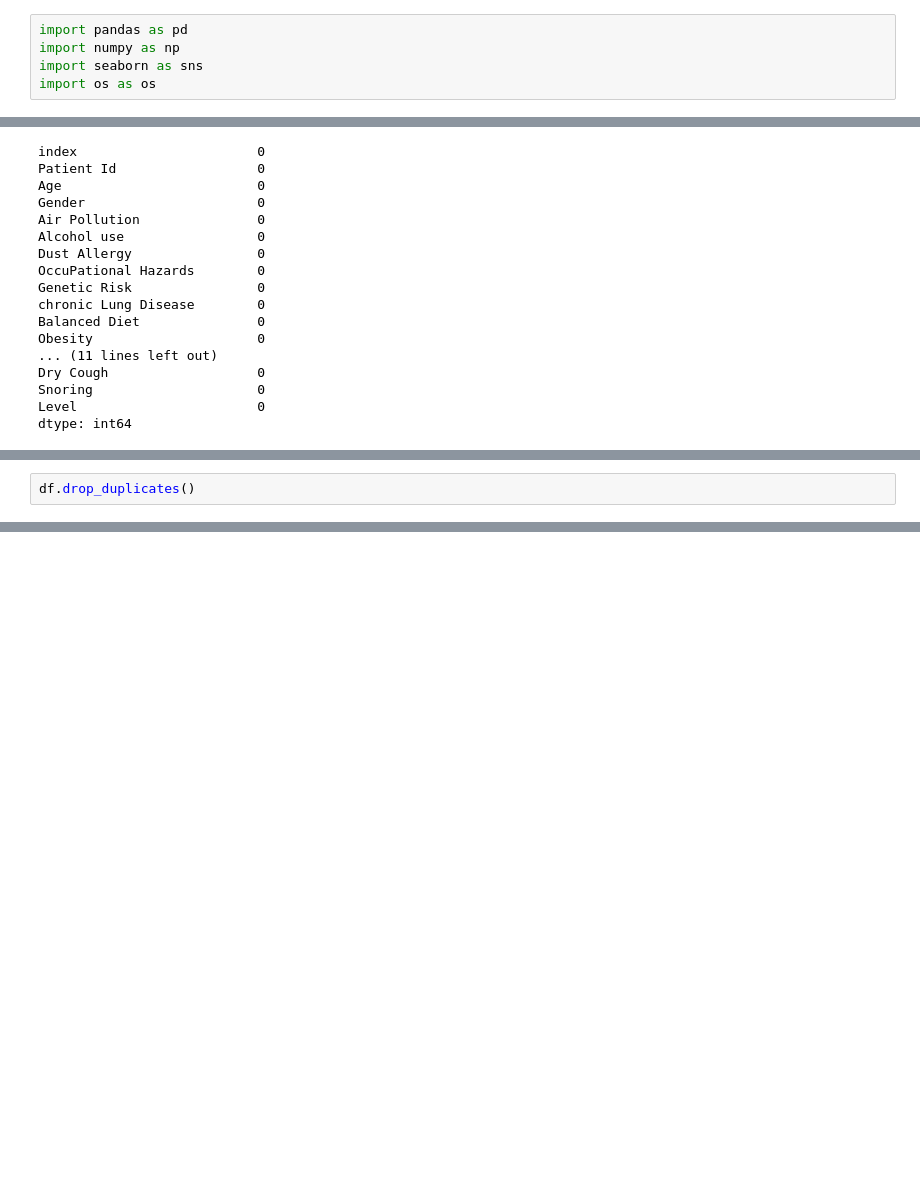
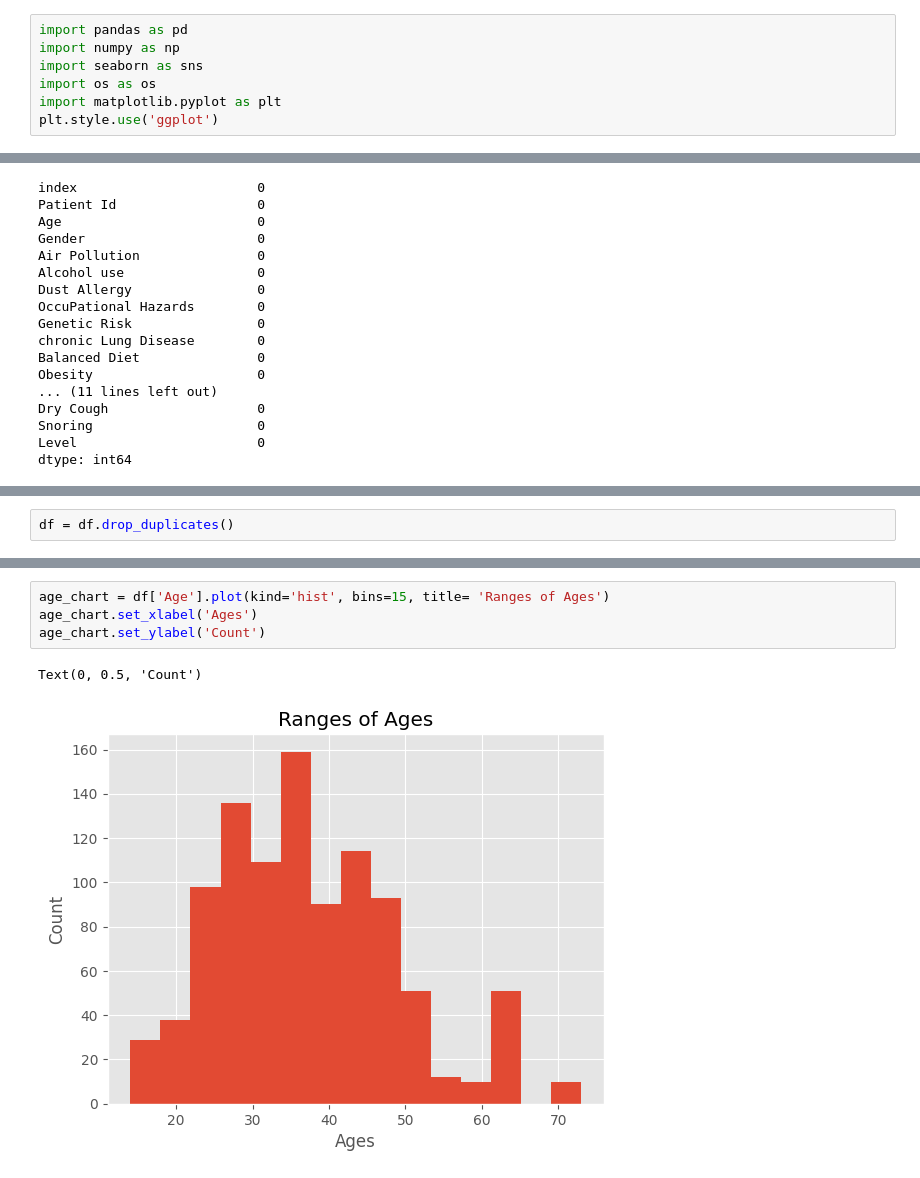
Before and after one commit to JoaquinWelch/LungCancer_Prediction, a Jupyter notebook: lung-cancer-code.ipynb, the cells around one changed output, grey strips where cells are left out. Saved outputs shown, nothing was run; the diff lists cells and outputs as text; blank space fills up the shorter version.

Commit message:
histogram

```diff
--- a/lung-cancer-code.ipynb
+++ b/lung-cancer-code.ipynb
@@ -3,6 +3,8 @@ import pandas as pd
 import numpy as np
 import seaborn as sns
 import os as os
+import matplotlib.pyplot as plt
+plt.style.use('ggplot')
 # %%
 df = pd.read_csv('data.csv')
 #df
@@ -49,2 +51,2 @@ print(df.to_string())
 # %%
-df.drop_duplicates()
+df = df.drop_duplicates()
@@ -50,0 +80,7 @@ df.drop_duplicates()
+# %%
+age_chart = df['Age'].plot(kind='hist', bins=15, title= 'Ranges of Ages')
+age_chart.set_xlabel('Ages')
+age_chart.set_ylabel('Count')
+# %% [output]
+Text(0, 0.5, 'Count')
+[figure, added]
```
Also changed, not shown: parts of 4 cells of this notebook.
